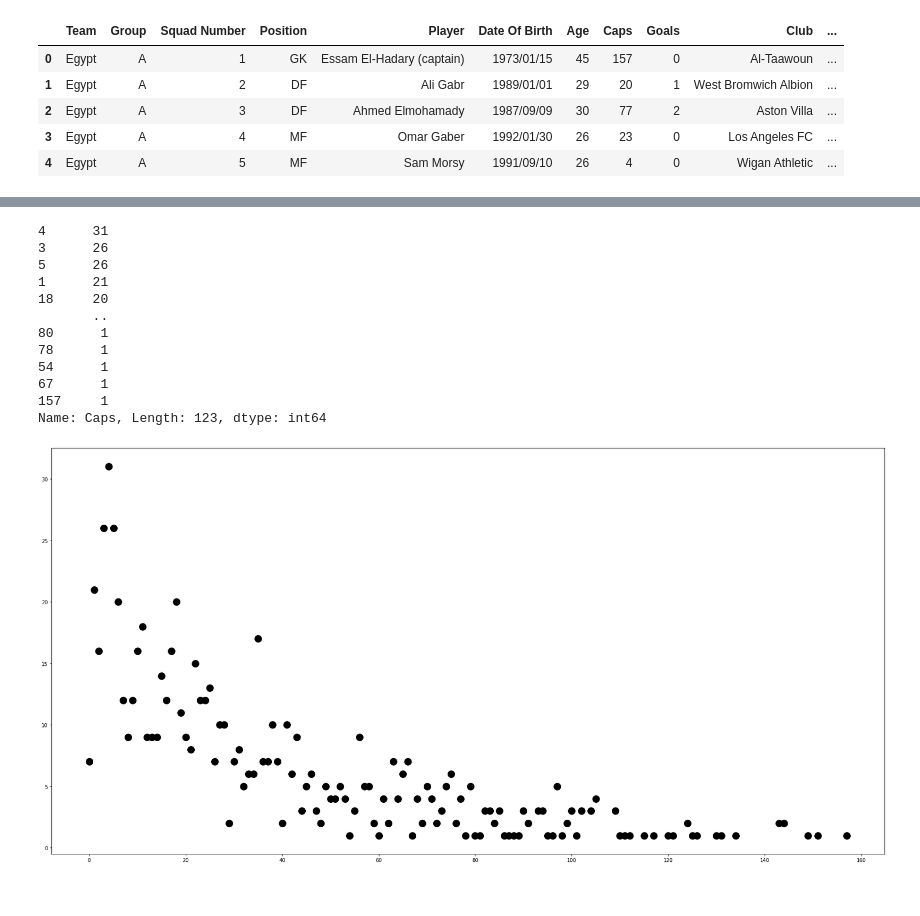
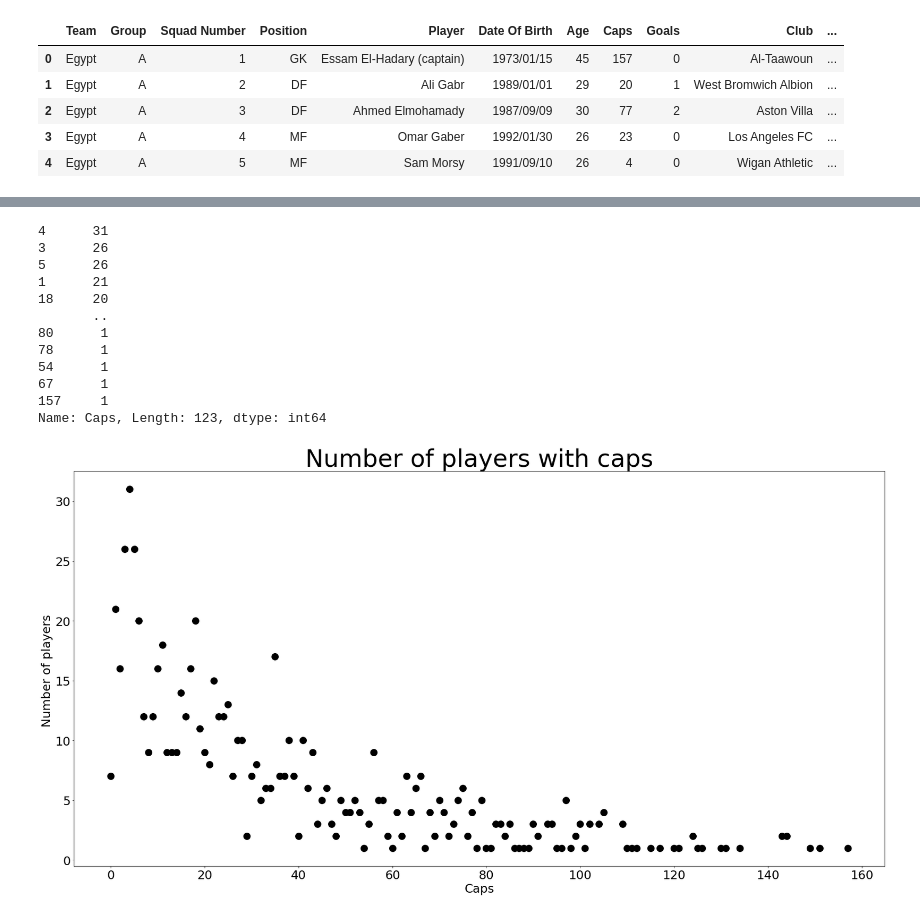
Before and after one commit to Thesavagecoder7784/Statistical-Data-Analysis-With-Pandas, a Jupyter notebook: 2018 Football World Cup Squads Player Analysis.ipynb, the cells around one changed output, grey strips where cells are left out. Cells and saved outputs as stored; diff of their text form; code cells hidden in the pictures.

```diff
--- a/2018 Football World Cup Squads Player Analysis.ipynb
+++ b/2018 Football World Cup Squads Player Analysis.ipynb
@@ -76,23 +79,28 @@ Name: Age, dtype: int64
 # %%
 d = df['Caps']
 dv = df['Caps'].value_counts()
 plt.plot(dv,c ='Black' , ls='', marker = 'o', ms=14)
 print(dv)
+plt.xticks(fontsize = 25)
+plt.yticks(fontsize = 25)
+plt.ylabel("Number of players ",fontsize = 25)
+plt.xlabel("Caps",fontsize = 25)
+plt.title("Number of players with caps",fontsize = 50)
 plt.show()
 # %% [output]
 4      31
 3      26
 5      26
 1      21
 18     20
        ..
 80      1
 78      1
 54      1
 67      1
 157     1
 Name: Caps, Length: 123, dtype: int64
-[figure, old version]
+[figure, new version]
 # %%
 e = df['Goals']
 ev = df['Goals'].value_counts()
```
Also changed, not shown: parts of 8 cells of this notebook.
